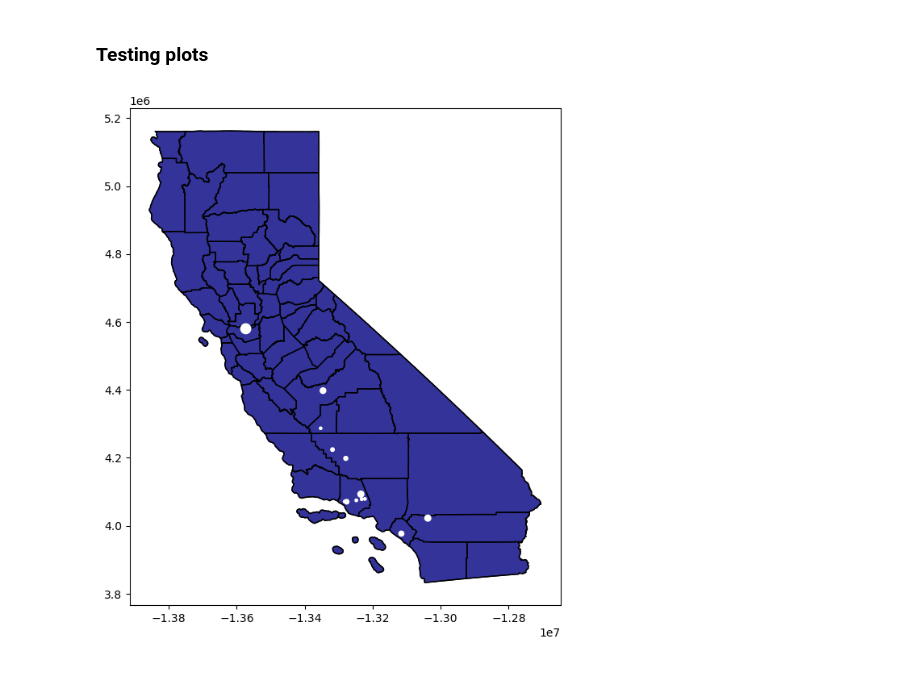
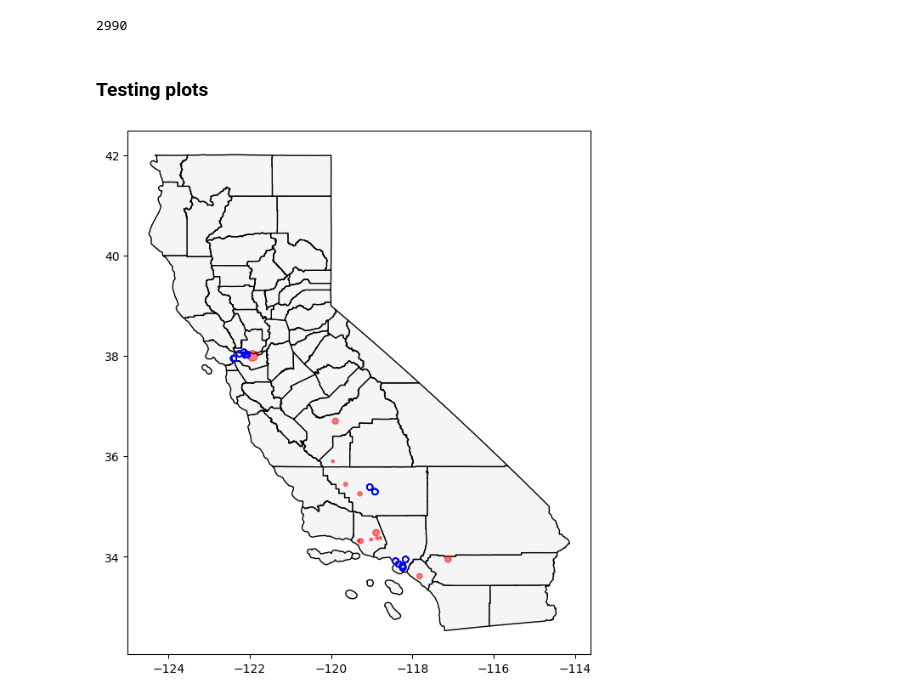
Before and after one commit to natebendermontana/capstone_rmi, a Jupyter notebook: data_exploration.ipynb, the cells around one changed output. Cells and saved outputs as stored; diff of their text form; code cells hidden in the pictures.

```diff
--- a/data_exploration.ipynb
+++ b/data_exploration.ipynb
@@ -33,3 +131,0 @@ flare_up_21.head(2)
-# %%
-# drop orig lat/long cols. They're unnecessary now w geodataframe
-flare_up_21.drop(['Latitude', 'Longitude'], axis=1, inplace=True)
@@ -65,27 +131,0 @@ ak_lower48 = joined.loc[joined["State"] != ["CA", ]  # subset to just CA
-# %%
-us_states = us_states[us_states['STATE'].isin(['ND',
- 'TX',
- 'NM',
- 'AK',
- 'IL',
- 'MS',
- 'CA',
- 'MT',
- 'MI',
- 'UT',
- 'WY',
- 'LA',
- 'OK',
- 'CO',
- 'NV',
- 'TN',
- 'WV',
- 'AL',
- 'OH',
- 'MD',
- 'SD',
- 'KS',
- 'AR',
- 'KY',
- 'FL',
- 'AZ'])]
@@ -92,11 +147,23 @@ us_states = us_states[us_states['STATE'].isin(['ND',
+# %%
+# match ds with US states
+
+inner_join_result = gp.sjoin(flare_up_21, us_states, how = "inner", op = 'within')
+refs_join = gp.sjoin(refs, us_states, how='inner', op='within')
+# %%
+len(inner_join_result)
+# %% [output]
+2990
 # %% [markdown]
 ### Testing plots
 # %%
 # # Plotting multiple layers
 fig, ax = plt.subplots(figsize = (10,8))
-ca_state.plot(ax = ax, cmap = 'terrain', edgecolor = 'black')
-ca_counties.plot(ax = ax, color = 'none', edgecolor = 'black')
-ca_joined.to_crs(epsg=3857).plot(ax = ax, color='white', markersize=joined['BCM 2021']*10000)  # increase size for visibility
+#worldmap.plot(ax = ax, color = 'white', edgecolor = 'black')
+#us_states.plot(ax = ax, color = 'whitesmoke', edgecolor = 'black')
+ca_counties.plot(ax = ax, color = 'whitesmoke', edgecolor = 'black')
+inner_join_result.plot(ax = ax, color = 'red', alpha=.5, markersize=inner_join_result['BCM 2021']*10000)
+refs_join.plot(ax=ax, facecolors='none', color='blue', markersize=25)
+#plt.ylim([33, 39])  # can zoom for readability
 plt.show()
 # %% [output]
-[figure, old version]
+[figure, new version]
```
Also changed, not shown: parts of 26 cells of this notebook, 2 other files.
